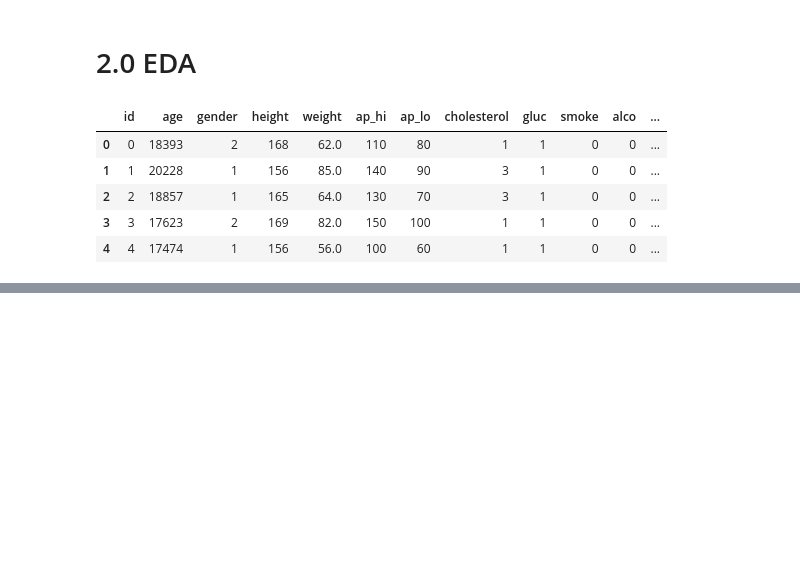
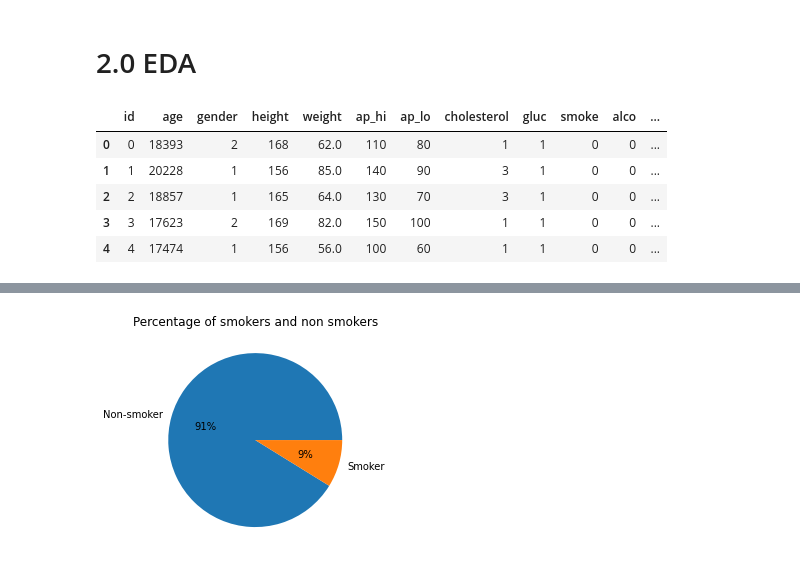
Before and after one commit to SamiFatmi/Machine-Learning-SAMI-FATMI, a Jupyter notebook: Labs/2-Disease_prediction.ipynb, the cells around one changed output, grey strips where cells are left out. Saved outputs shown, nothing was run; the diff lists cells and outputs as text; code cells hidden in the pictures; blank space fills up the shorter version.

```diff
--- a/Labs/2-Disease_prediction.ipynb
+++ b/Labs/2-Disease_prediction.ipynb
@@ -26,0 +67,16 @@ df.head()
+# %%
+# Percentage of smokers
+
+df_smoke = df[["smoke"]].value_counts()
+
+df_smoke = pd.DataFrame(df_smoke).reset_index().rename(columns = {0:"Number of patients"})
+df_smoke["smoke"] = ["Non-smoker","Smoker"]
+
+plt.pie(df_smoke["Number of patients"],
+            labels = df_smoke["smoke"],
+            autopct='%.0f%%'
+            )
+plt.title("Percentage of smokers and non smokers")
+plt.show()
+# %% [output]
+[figure, added]
```
Also changed, not shown: parts of 13 cells of this notebook, 1 other file.
